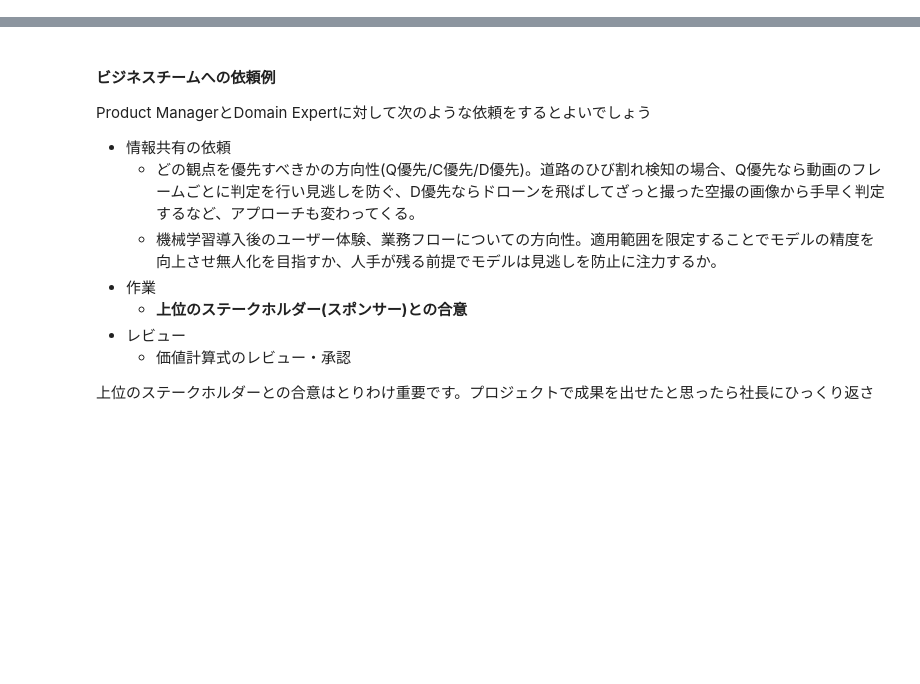
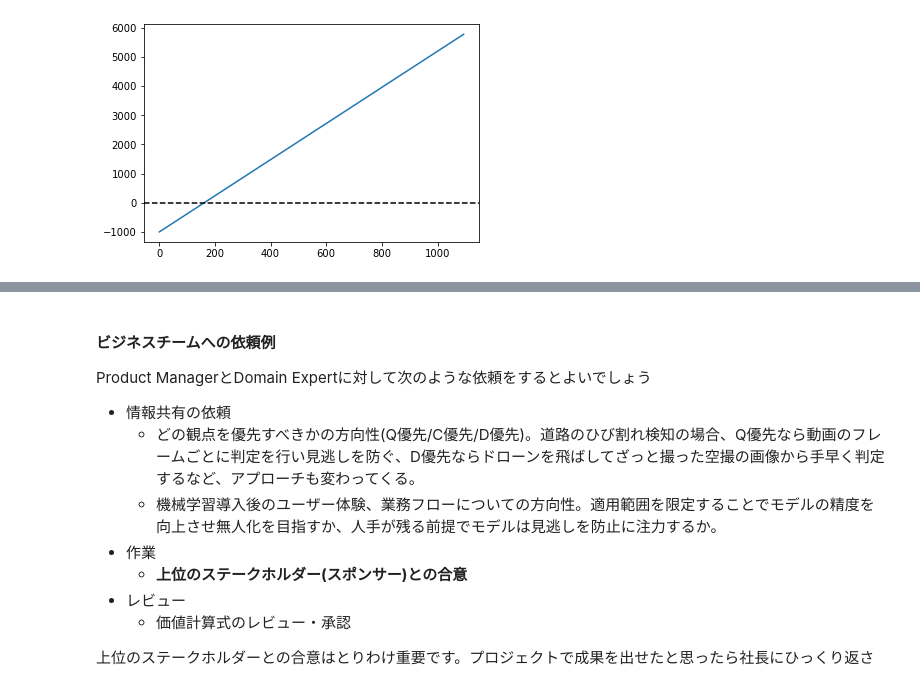
Before and after one commit to aws-samples/aws-ml-enablement-workshop, a Jupyter notebook: notebooks/01_business_understanding.ipynb, the cells around one changed output, grey strips where cells are left out. Drawn from its saved outputs; the diff is of its cells as text; code cells hidden in the pictures; blank space fills up the shorter version.

```diff
--- a/notebooks/01_business_understanding.ipynb
+++ b/notebooks/01_business_understanding.ipynb
@@ -48,0 +100,12 @@ Point
+# %%
+initial_estimate_func = estimate(
+    before_workers=20,
+    before_worktime=7.5,
+    after_workers=2,
+    after_worktime=7.5,
+    hourly_pay=1200)
+
+
+visualize_return(initial_estimate_func, development_cost=1000, operation_cost=10)
+# %% [output]
+[figure, added]
```
Also changed, not shown: parts of 10 cells of this notebook, 8 other files.
